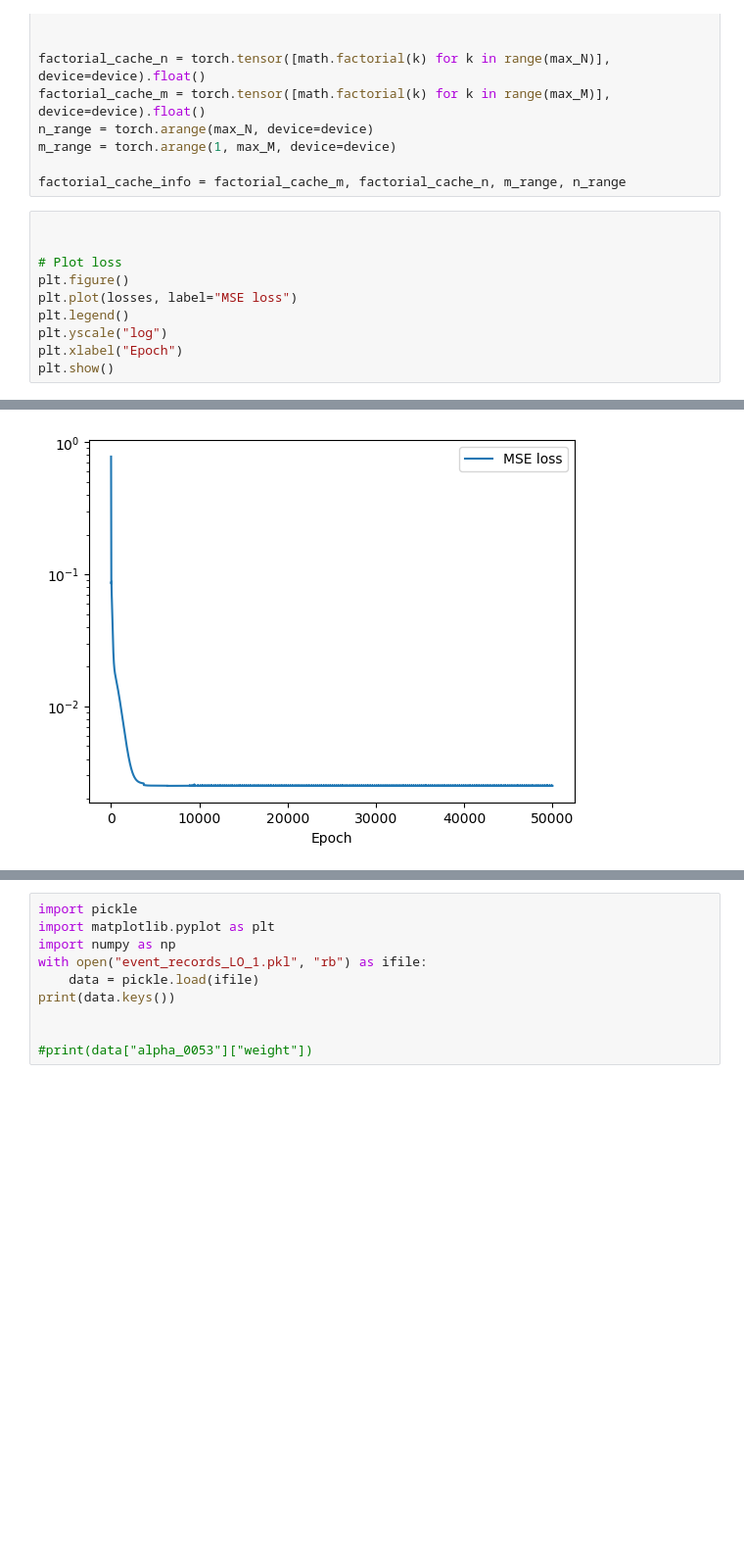
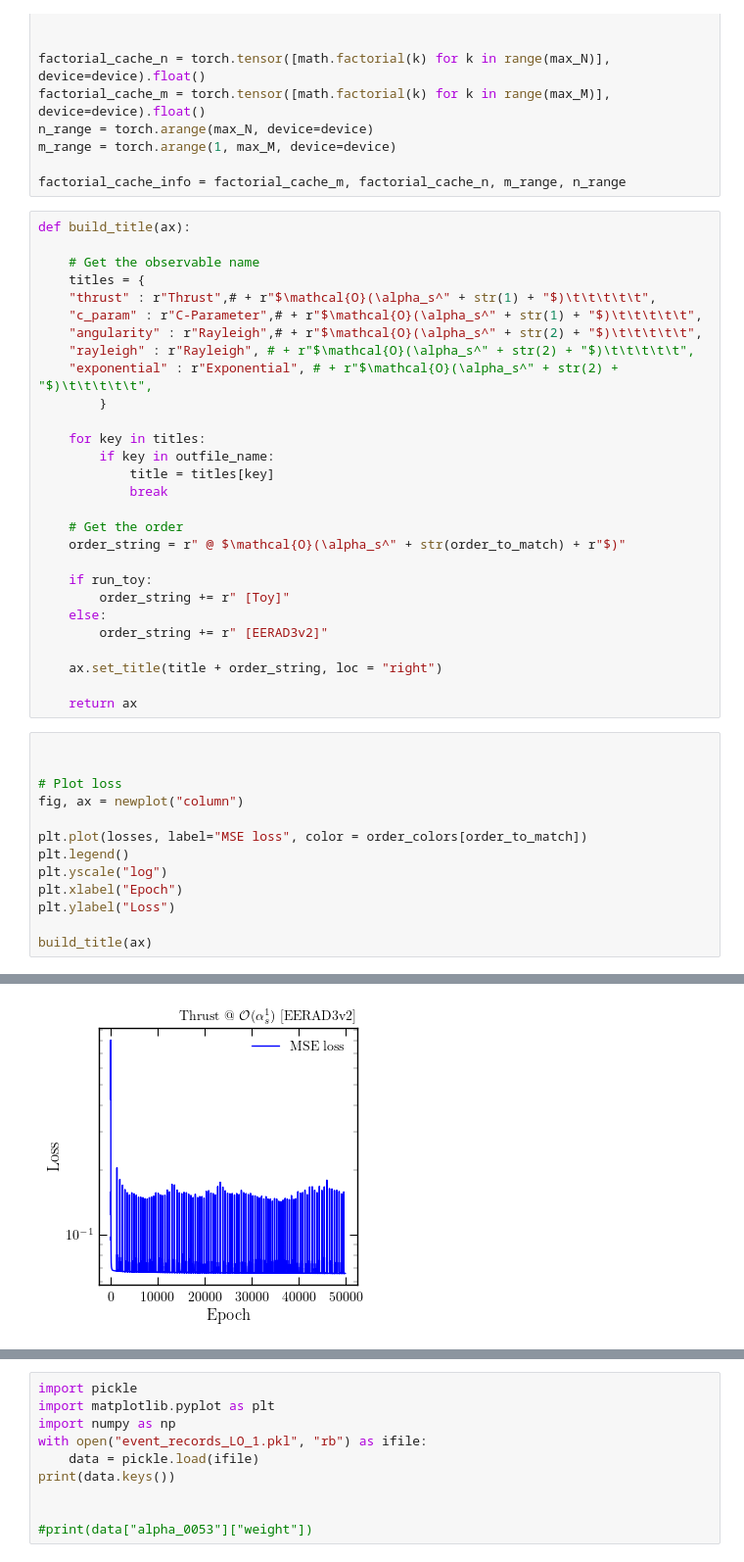
Before and after one commit to rikab/RDF, a Jupyter notebook: numeric/plot_results_rikabplotlib.ipynb, the cells around one changed output, grey strips where cells are left out. Shown at 98% size. Drawn from its saved outputs; the diff is of its cells as text; blank space fills up the shorter version.

Commit message:
plot_results

```diff
--- a/numeric/plot_results_rikabplotlib.ipynb
+++ b/numeric/plot_results_rikabplotlib.ipynb
@@ -76,14 +76,45 @@ n_range = torch.arange(max_N, device=device)
 m_range = torch.arange(1, max_M, device=device)
 
 factorial_cache_info = factorial_cache_m, factorial_cache_n, m_range, n_range
+# %%
+def build_title(ax):
+
+    # Get the observable name
+    titles = {
+    "thrust" : r"Thrust",# + r"$\mathcal{O}(\alpha_s^" + str(1) + "$)\t\t\t\t\t",
+    "c_param" : r"C-Parameter",# + r"$\mathcal{O}(\alpha_s^" + str(1) + "$)\t\t\t\t\t",
+    "angularity" : r"Rayleigh",# + r"$\mathcal{O}(\alpha_s^" + str(2) + "$)\t\t\t\t\t",
+    "rayleigh" : r"Rayleigh", # + r"$\mathcal{O}(\alpha_s^" + str(2) + "$)\t\t\t\t\t",
+    "exponential" : r"Exponential", # + r"$\mathcal{O}(\alpha_s^" + str(2) + "$)\t\t\t\t\t",
+        }
+
+    for key in titles:
+        if key in outfile_name:
+            title = titles[key]
+            break
+
+    # Get the order
+    order_string = r" @ $\mathcal{O}(\alpha_s^" + str(order_to_match) + r"$)"
+
+    if run_toy:
+        order_string += r" [Toy]"
+    else:
+        order_string += r" [EERAD3v2]"
+
+    ax.set_title(title + order_string, loc = "right")
+
+    return ax
 # %%
 
 
 # Plot loss
-plt.figure()
-plt.plot(losses, label="MSE loss")
+fig, ax = newplot("column")
+
+plt.plot(losses, label="MSE loss", color = order_colors[order_to_match])
 plt.legend()
 plt.yscale("log")
 plt.xlabel("Epoch")
-plt.show()
+plt.ylabel("Loss")
+
+build_title(ax)
 # %% [output]
@@ -90,4 +122,4 @@ plt.show()
-[figure, old version]
+[figure, new version]
 # %%
 
 
```
Also changed, not shown: parts of 11 cells of this notebook, 2 other files.
